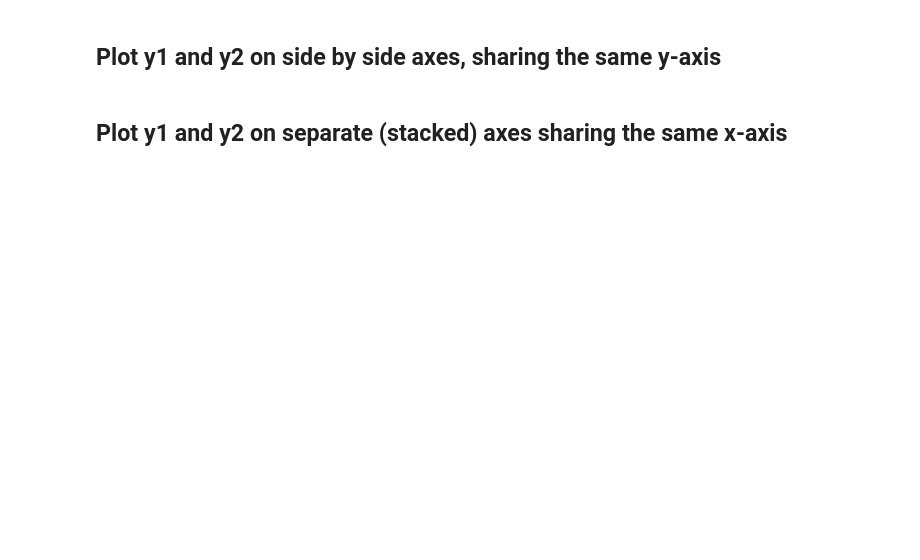
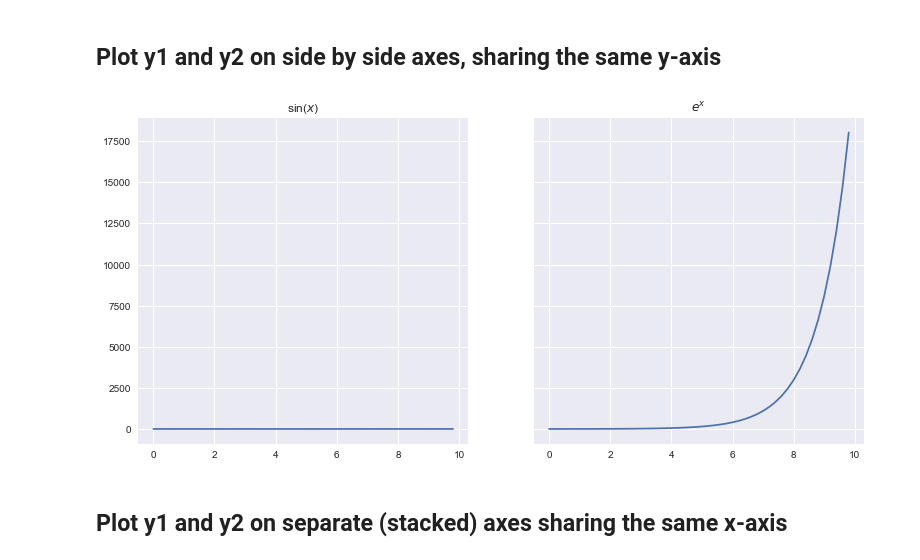
Before and after one commit to xuwd11/ac209a, a Jupyter notebook: Sections/Standard/section_4_student.ipynb, the cells around one changed output. Saved outputs shown, nothing was run; the diff lists cells and outputs as text; code cells hidden in the pictures; blank space fills up the shorter version.

```diff
--- a/Sections/Standard/section_4_student.ipynb
+++ b/Sections/Standard/section_4_student.ipynb
@@ -76,9 +89,15 @@ plt.show()
 # %%
 # Two subplots, unpack the axes array immediately
 
 ## Your code here
-
+fig, axes = plt.subplots(1, 2, sharey=True)
+axes[0].plot(x, y1)
+axes[0].set_title('sin($x$)')
+axes[1].plot(x, y2)
+axes[1].set_title('$e^x$')
 plt.show()
+# %% [output]
+[figure, added]
 # %% [markdown]
 ## Plot y1 and y2 on separate (stacked) axes sharing the same x-axis
 # %%
```
Also changed, not shown: parts of 29 cells of this notebook, 1 other file.
